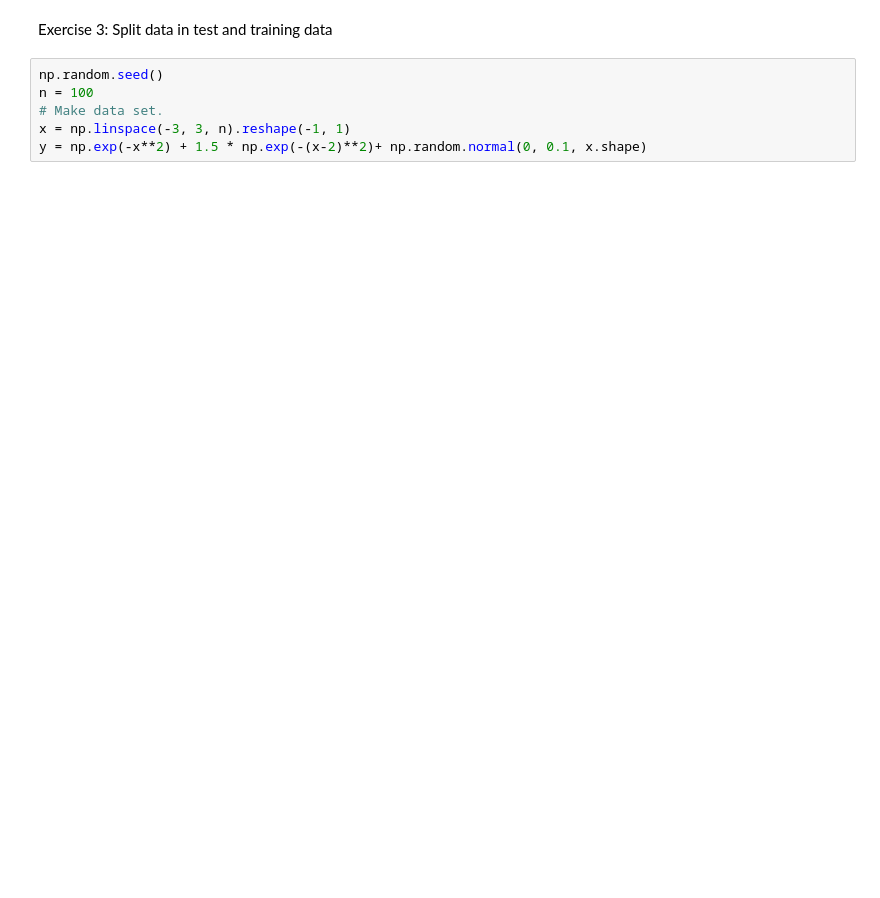
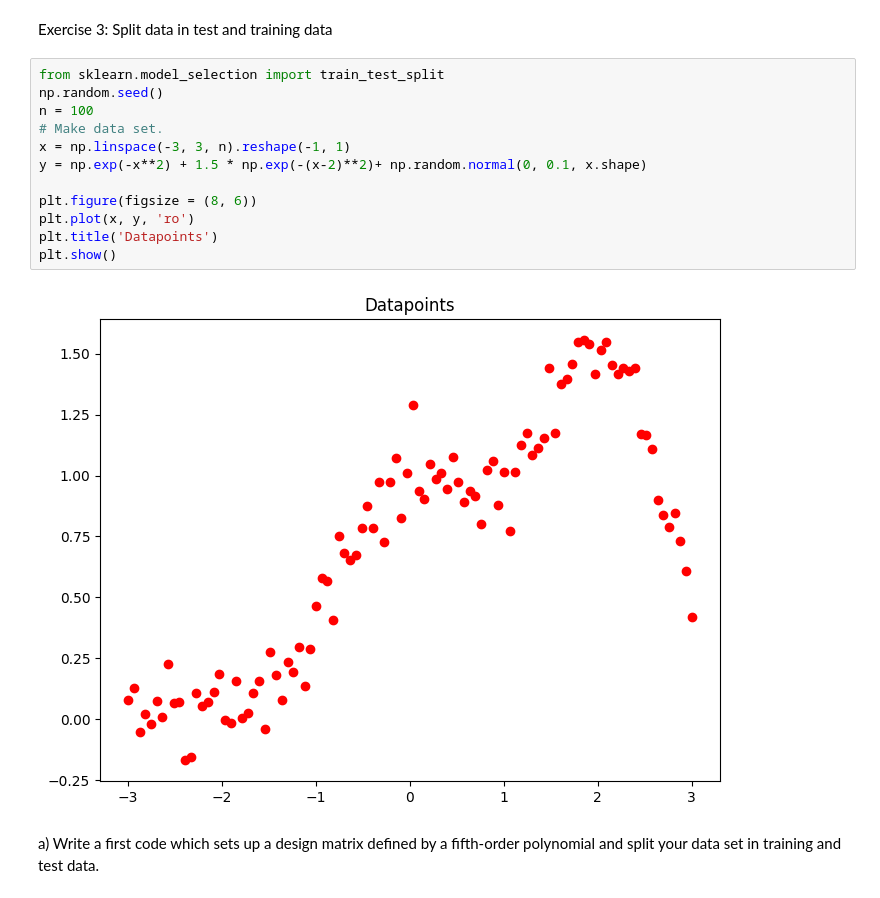
Before and after one commit to mochiim/FYS-STK4155, a Jupyter notebook: Weekly exercises/week35 (1).ipynb, the cells around one changed output. Drawn from its saved outputs; the diff is of its cells as text; blank space fills up the shorter version.

```diff
--- a/Weekly exercises/week35 (1).ipynb
+++ b/Weekly exercises/week35 (1).ipynb
@@ -84,8 +76,19 @@ plt.plot(polydegree, error)
 # %% [markdown]
 Exercise 3: Split data in test and training data
 # %%
+from sklearn.model_selection import train_test_split
 np.random.seed()
 n = 100
 # Make data set.
 x = np.linspace(-3, 3, n).reshape(-1, 1)
 y = np.exp(-x**2) + 1.5 * np.exp(-(x-2)**2)+ np.random.normal(0, 0.1, x.shape)
+
+plt.figure(figsize = (8, 6))
+plt.plot(x, y, 'ro')
+plt.title('Datapoints')
+plt.show()
+# %% [output]
+[figure, added]
+# %% [markdown]
+a) Write a first code which sets up a design matrix
+ defined by a fifth-order polynomial and split your data set in training and test data.
```
Also changed, not shown: parts of 14 cells of this notebook.
